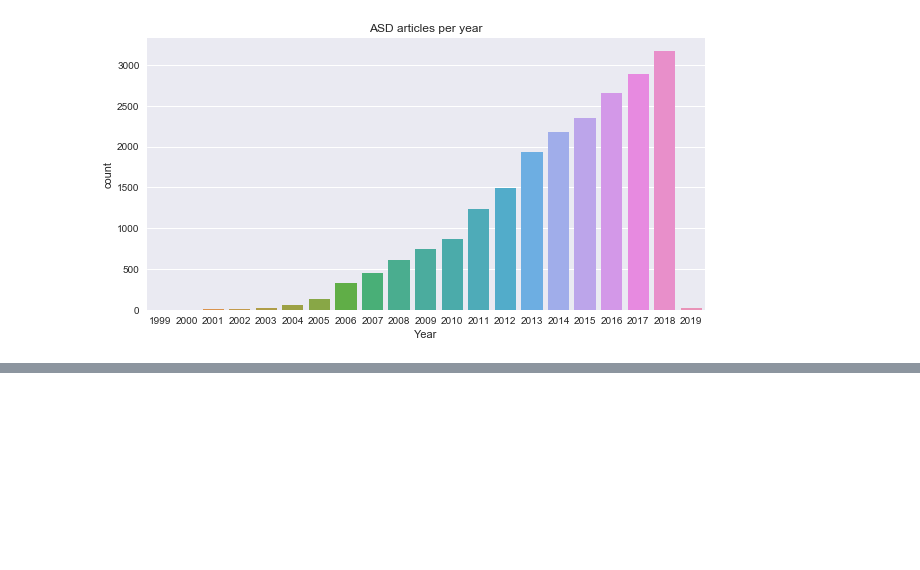
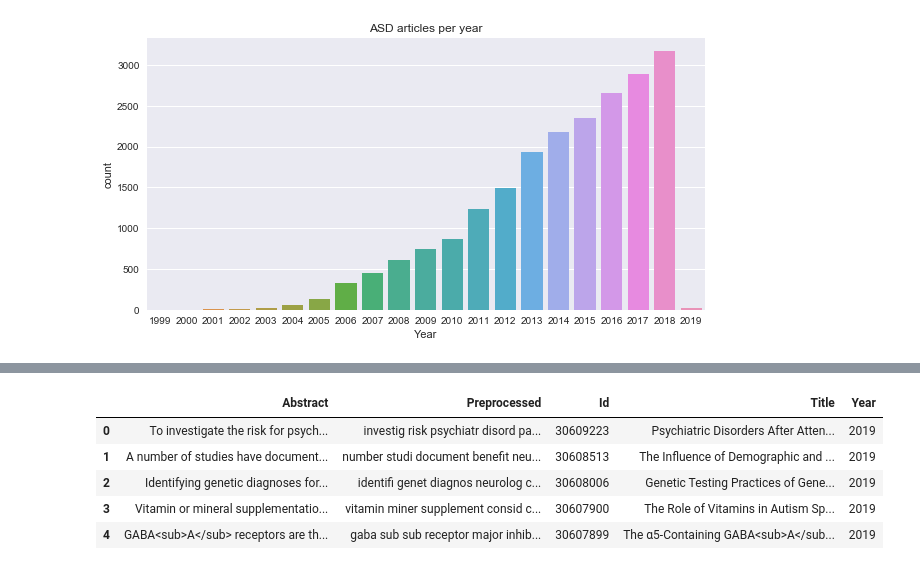
Before and after one commit to gbnegrini/word2vec-asd, a Jupyter notebook: asd-papers-pubmed-analysis.ipynb, the cells around one changed output, grey strips where cells are left out. Saved outputs shown, nothing was run; the diff lists cells and outputs as text; code cells hidden in the pictures; blank space fills up the shorter version.

```diff
--- a/asd-papers-pubmed-analysis.ipynb
+++ b/asd-papers-pubmed-analysis.ipynb
@@ -133,0 +209,9 @@ plt.show()
+# %%
+df_autism_articles.head()
+# %% [output]
+|  | Abstract | Preprocessed | Id | Title | Year |
+| 0 | To investigate the risk for psych... | investig risk psychiatr disord pa... | 30609223 | Psychiatric Disorders After Atten... | 2019 |
+| 1 | A number of studies have document... | number studi document benefit neu... | 30608513 | The Influence of Demographic and ... | 2019 |
+| 2 | Identifying genetic diagnoses for... | identifi genet diagnos neurolog c... | 30608006 | Genetic Testing Practices of Gene... | 2019 |
+| 3 | Vitamin or mineral supplementatio... | vitamin miner supplement consid c... | 30607900 | The Role of Vitamins in Autism Sp... | 2019 |
+| 4 | GABA<sub>A</sub> receptors are th... | gaba sub sub receptor major inhib... | 30607899 | The α5-Containing GABA<sub>A</sub... | 2019 |
```
Also changed, not shown: parts of 12 cells of this notebook, 3 other files.
